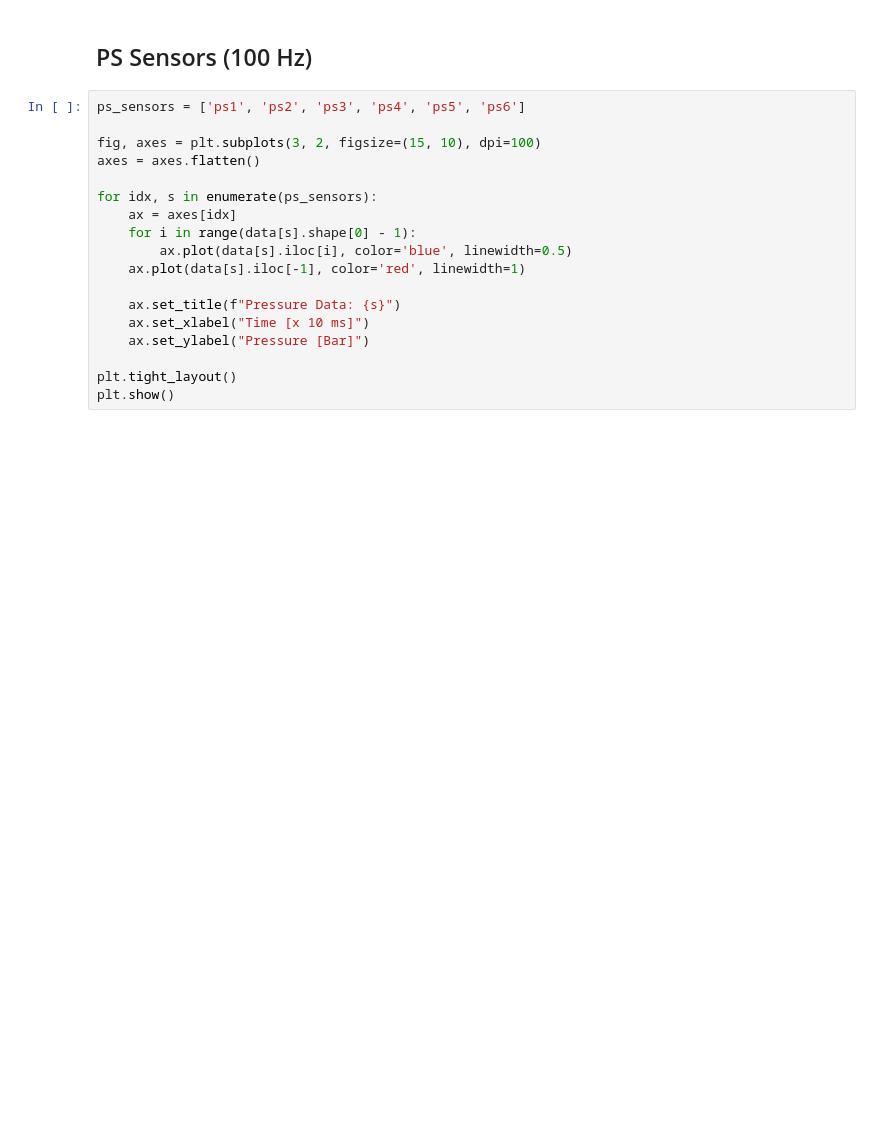
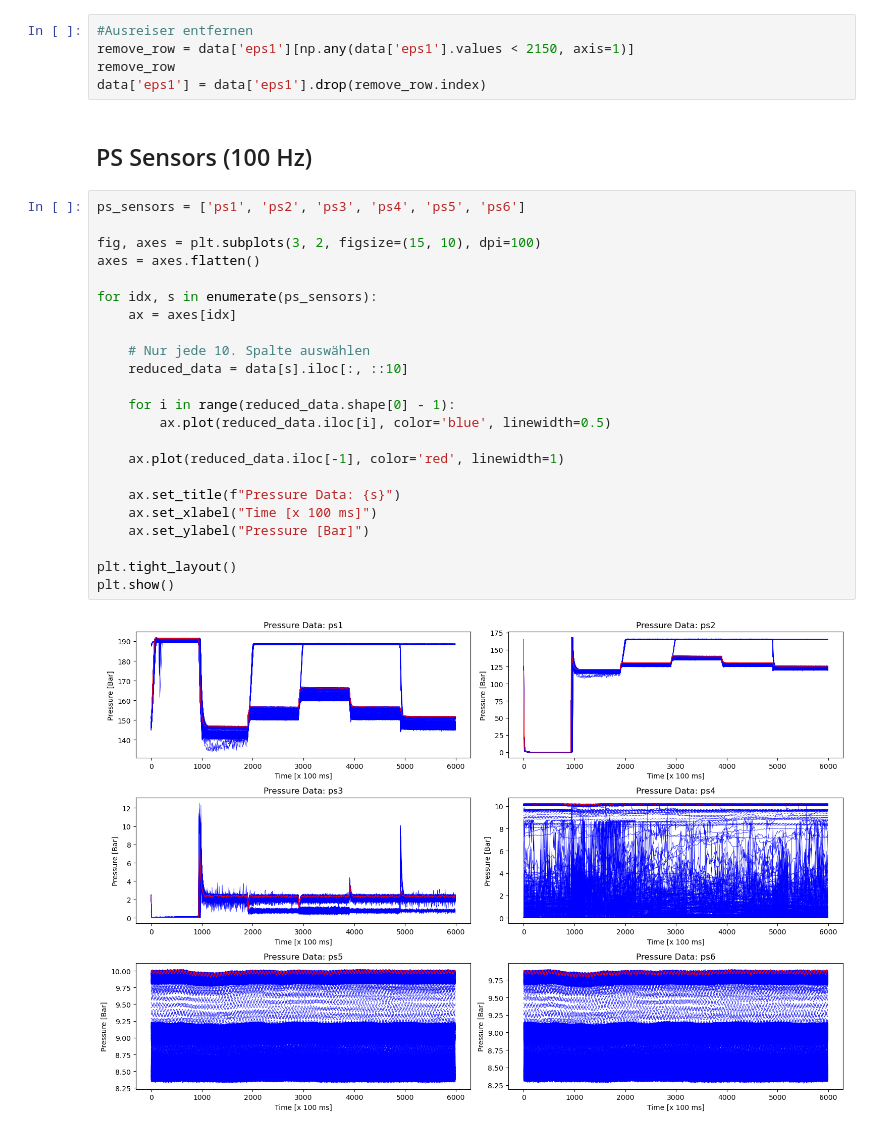
Before and after one commit to danielsaiger1/uni_projects, a Jupyter notebook: python_advanced/final_project/data_exploration.ipynb, the cells around one changed output. Cells and saved outputs as stored; diff of their text form; blank space fills up the shorter version.

```diff
--- a/python_advanced/final_project/data_exploration.ipynb
+++ b/python_advanced/final_project/data_exploration.ipynb
@@ -209,20 +256,32 @@ plt.show()
+# %%
+#Ausreiser entfernen
+remove_row = data['eps1'][np.any(data['eps1'].values < 2150, axis=1)]
+remove_row
+data['eps1'] = data['eps1'].drop(remove_row.index)
 # %% [markdown]
 <h2>PS Sensors (100 Hz)</h2>
 # %%
 ps_sensors = ['ps1', 'ps2', 'ps3', 'ps4', 'ps5', 'ps6']
 
 fig, axes = plt.subplots(3, 2, figsize=(15, 10), dpi=100)
 axes = axes.flatten()
 
 for idx, s in enumerate(ps_sensors):
     ax = axes[idx]
-    for i in range(data[s].shape[0] - 1):
-        ax.plot(data[s].iloc[i], color='blue', linewidth=0.5)
-    ax.plot(data[s].iloc[-1], color='red', linewidth=1)
+
+    # Nur jede 10. Spalte auswählen
+    reduced_data = data[s].iloc[:, ::10]
+
+    for i in range(reduced_data.shape[0] - 1):
+        ax.plot(reduced_data.iloc[i], color='blue', linewidth=0.5)
+
+    ax.plot(reduced_data.iloc[-1], color='red', linewidth=1)
 
     ax.set_title(f"Pressure Data: {s}")
-    ax.set_xlabel("Time [x 10 ms]")
+    ax.set_xlabel("Time [x 100 ms]")
     ax.set_ylabel("Pressure [Bar]")
 
 plt.tight_layout()
 plt.show()
+# %% [output]
+[figure, added]
```
Also changed, not shown: parts of 11 cells of this notebook.
